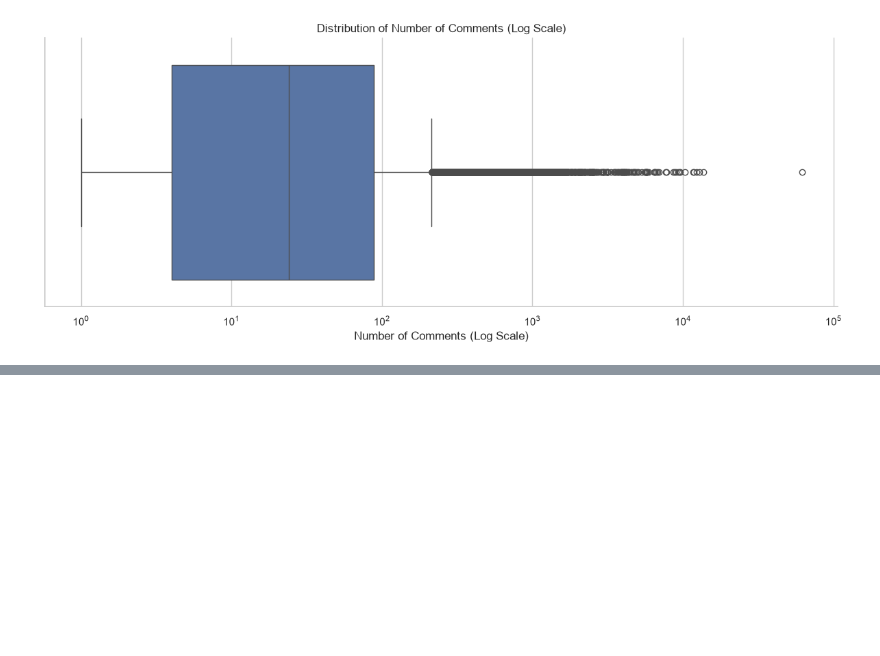
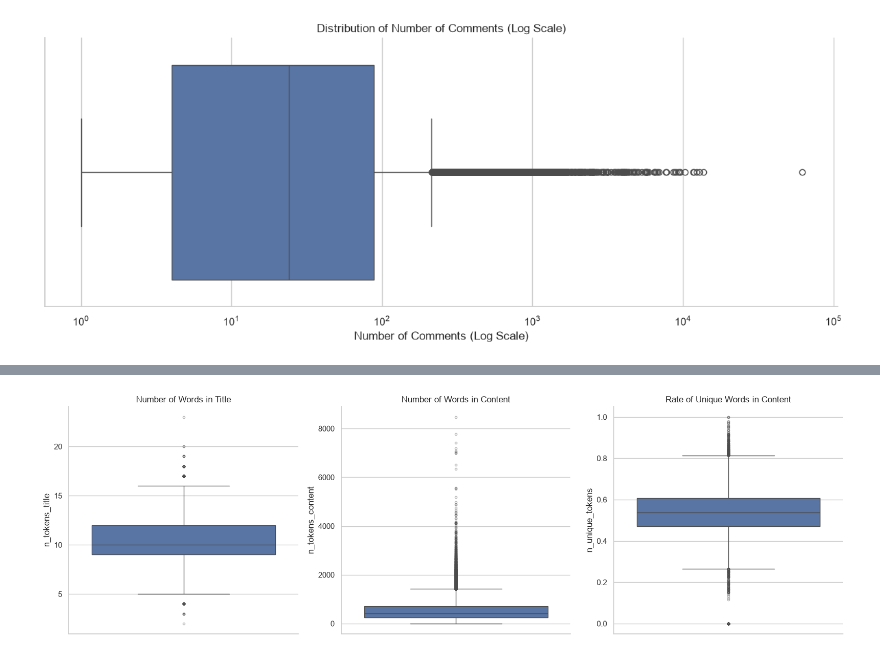
Before and after one commit to Jackdeeboss/AIAP_foundation_mini_proj_1, a Jupyter notebook: notebooks/eda.ipynb, the cells around one changed output, grey strips where cells are left out. Saved outputs shown, nothing was run; the diff lists cells and outputs as text; code cells hidden in the pictures; blank space fills up the shorter version.

```diff
--- a/notebooks/eda.ipynb
+++ b/notebooks/eda.ipynb
@@ -219,0 +264,14 @@ plt.show()
+# %%
+columns = ["n_tokens_title", "n_tokens_content", "n_unique_tokens"]
+titles = ["Number of Words in Title", "Number of Words in Content", "Rate of Unique Words in Content"]
+fig, axes = plt.subplots(1, 3, figsize=(16, 5))
+for ax, col, title in zip(axes, columns, titles):
+    sns.boxplot(data=df, y=col, ax=ax, showfliers=True,
+                flierprops={"marker": "o", "markersize": 3, "alpha": 0.4})
+    ax.set_title(title)
+    ax.set_ylabel(col)
+sns.despine()
+plt.tight_layout()
+plt.show()
+# %% [output]
+[figure, added]
```
Also changed, not shown: parts of 14 cells of this notebook.
